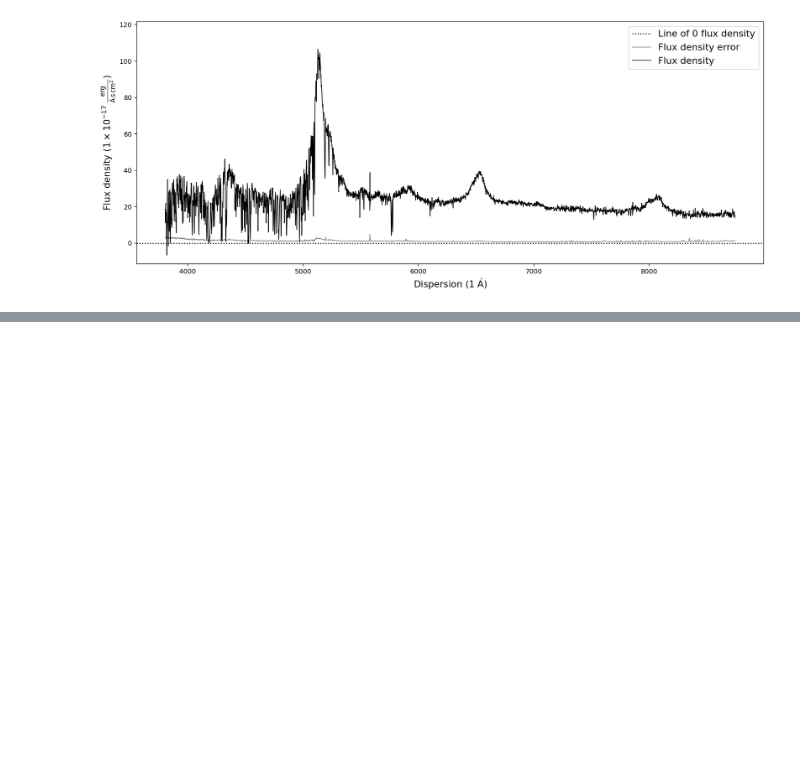
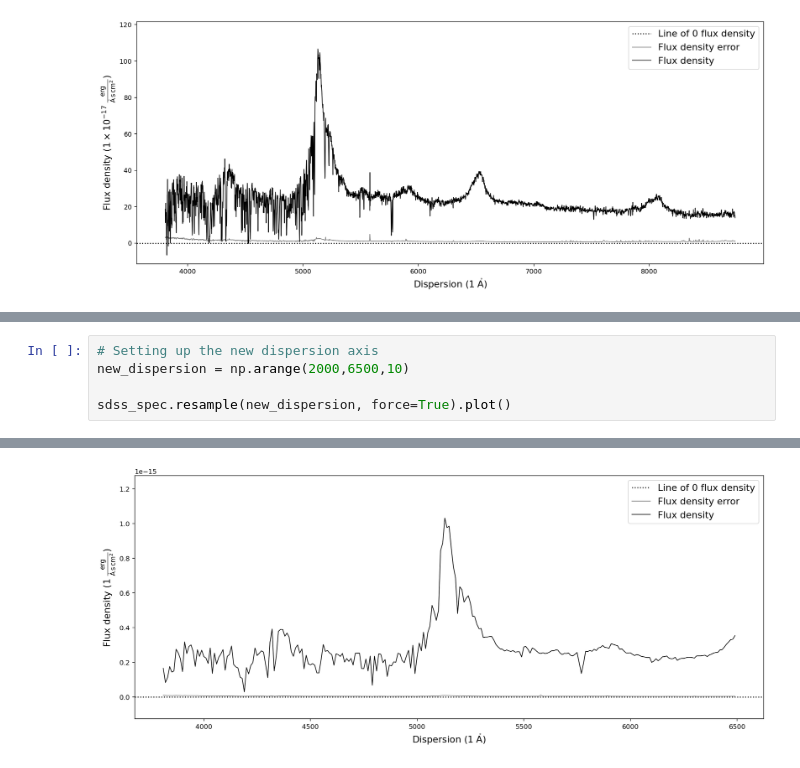
Before and after one commit to jtschindler/sculptor, a Jupyter notebook: examples/notebooks/speconed_demonstration.ipynb, the cells around one changed output, grey strips where cells are left out. Cells and saved outputs as stored; diff of their text form; blank space fills up the shorter version.

```diff
--- a/examples/notebooks/speconed_demonstration.ipynb
+++ b/examples/notebooks/speconed_demonstration.ipynb
@@ -353,0 +319,6 @@ spec.plot()
+# %%
+# Setting up the new dispersion axis
+new_dispersion = np.arange(2000,6500,10)
+
+sdss_spec.resample(new_dispersion, force=True).plot()
+# %% [output]
@@ -353,0 +326 @@ spec.plot()
+[figure, added]
```
Also changed, not shown: parts of 55 cells of this notebook, 33 other files.
